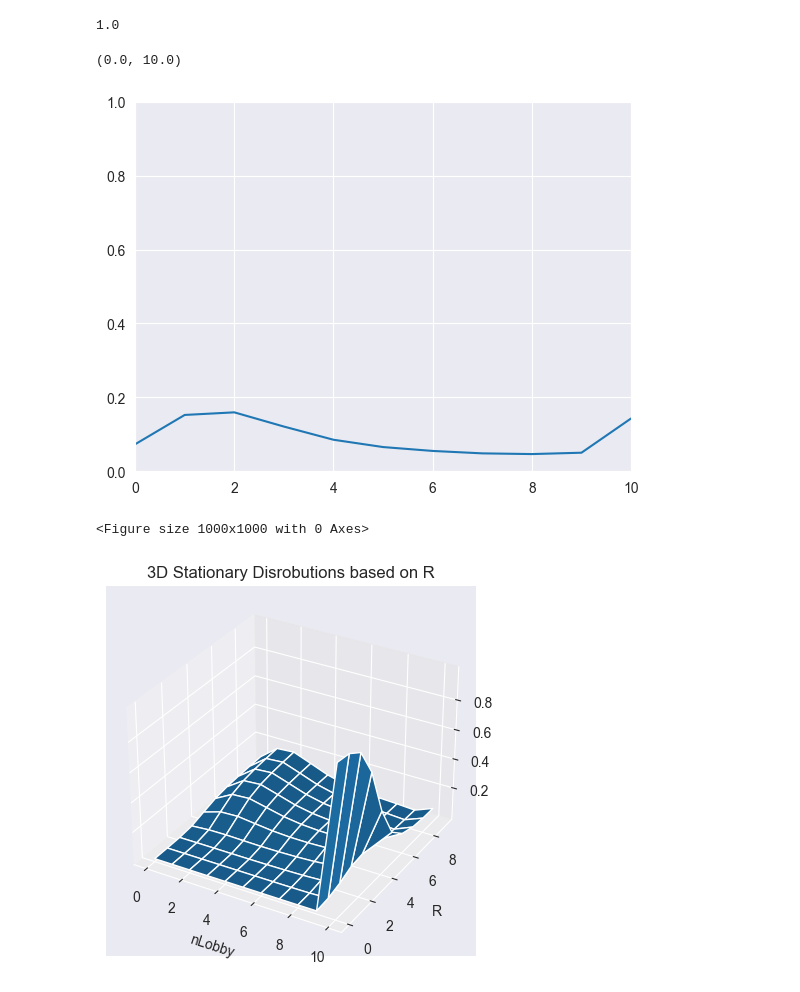
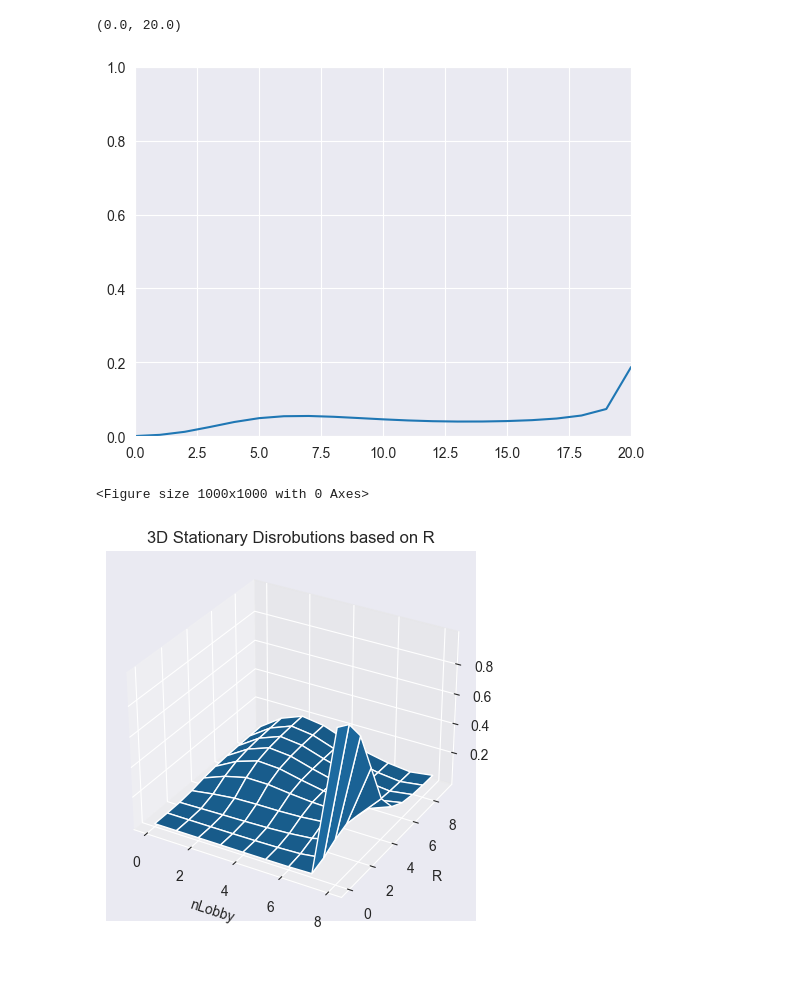
Before and after one commit to JTayMilli/391X, a Jupyter notebook: BoringTM.ipynb, the cells around one changed output. Drawn from its saved outputs; the diff is of its cells as text; code cells hidden in the pictures.

```diff
--- a/BoringTM.ipynb
+++ b/BoringTM.ipynb
@@ -117,7 +96,3 @@ def CollapsedTM(LC = 5, T = 10, mF = 10, nPPL = 10, fR = .2):
     #lTM = lTM.div(lTM.L+1, axis=0)
     lTM.L = range(0,nPPL+1)
     return lTM
-# %%
-cTM = CollapsedTM()
-cTM['s'] = cTM.sum(axis=1)
-cTM
@@ -236,7 +198,7 @@ def CollapsedSD(LC = 5, T = 10, mF = 10, nPPL = 10, fR = .2):
 
 
     cTM = CollapsedTM(LC = tLC, T = tT, mF = tmF, nPPL = tnPPL, fR = tfR)
-    tempcTM = cTM.iloc[0:len(cTM),1:len(TM)+1]
+    tempcTM = cTM.iloc[0:len(cTM),1:len(cTM)+1]
     #tempTM = tempTM.div(tempTM.sum(axis=1), axis=0)
     mat = tempcTM.to_numpy()
     mc = qe.MarkovChain(mat)     #### test if markov chain
@@ -262,28 +224,25 @@ def CollapsedSD(LC = 5, T = 10, mF = 10, nPPL = 10, fR = .2):
     csd = csd.drop(['C'], axis = 1) #prob still sums to 1
     return csd
     """
-# %%
-csd = CollapsedSD(LC = 1, T = 9, mF = 10, nPPL = 10, fR = .25)
-# %% [output]
-1.0
 # %%
+csd = CollapsedSD(fR = .5, LC = 1, T = 15, mF = 5, nPPL = 20)
 plt.plot(csd)
 plt.ylim(0,1)
 plt.xlim(0,len(csd)-1)
 # %% [output]
-(0.0, 10.0)
+(0.0, 20.0)
-[figure, old version]
+[figure, new version]
 # %%
-def ArrItrR(LC = 5, T = 10, mF = 10, nPPL = 10):
+def ArrItrR(LC = 5, T = 10, mF = 10, nPPL = 10, bl = .1):
 
     tnPPL = nPPL
     tLC = LC
     tT = T
     tmF = mF
 
-    tfR = bl = .1
+    tfR = bl
     RDis = CollapsedSD(LC = tLC, T = tT, mF = tmF, nPPL = tnPPL, fR = tfR)
-    for i in range(2,10+1):
+    for i in range(2,int(1/bl)+1):
         tfR = i * bl
         tR = nPPL * tfR ## .1 intervuls for Resources
         RDis = np.vstack([RDis, CollapsedSD(LC = tLC, T = tT, mF = tmF, nPPL = tnPPL, fR = tfR)])
@@ -291,21 +250,22 @@ def ArrItrR(LC = 5, T = 10, mF = 10, nPPL = 10):
 # %%
 #CollapsedSD(LC = 5, T = 10, mF = 10, nPPL = 10, fR = .3).to_numpy()[0]
 # %%
-def GraphROut(LC = 5, T = 10, mF = 10, nPPL = 10):
+def GraphROut(LC = 5, T = 10, mF = 10, nPPL = 10, bl = .1):
 
     tnPPL = nPPL
     tLC = LC
     tT = T
     tmF = mF
+    tbl = bl
 
     sns.set_style ("darkgrid")
     fig = plt.figure(figsize=(10,10))
     ax = Axes3D(fig)
 
     x = range(nPPL+1)
-    y = range(nPPL)
+    y = range(int(1/bl))
 
-    data = ArrItrR(LC = tLC, T = tT, mF = tmF, nPPL = tnPPL)
+    data = ArrItrR(LC = tLC, T = tT, mF = tmF, nPPL = tnPPL, bl = tbl)
 
     hf = plt.figure()
     ha = hf.add_subplot(projection='3d')
@@ -320,7 +280,7 @@ def GraphROut(LC = 5, T = 10, mF = 10, nPPL = 10):
 
     plt.show()
 # %%
-GraphROut(LC = 1, T = 15, mF = 5, nPPL = 10)
+GraphROut(LC = 1, T = 15, mF = 5, nPPL = 8, bl = .1)
 # %% [output]
 <Figure size 1000x1000 with 0 Axes>
-[figure, old version]
+[figure, new version]
```
Also changed, not shown: parts of 6 cells of this notebook, 1 other file.
